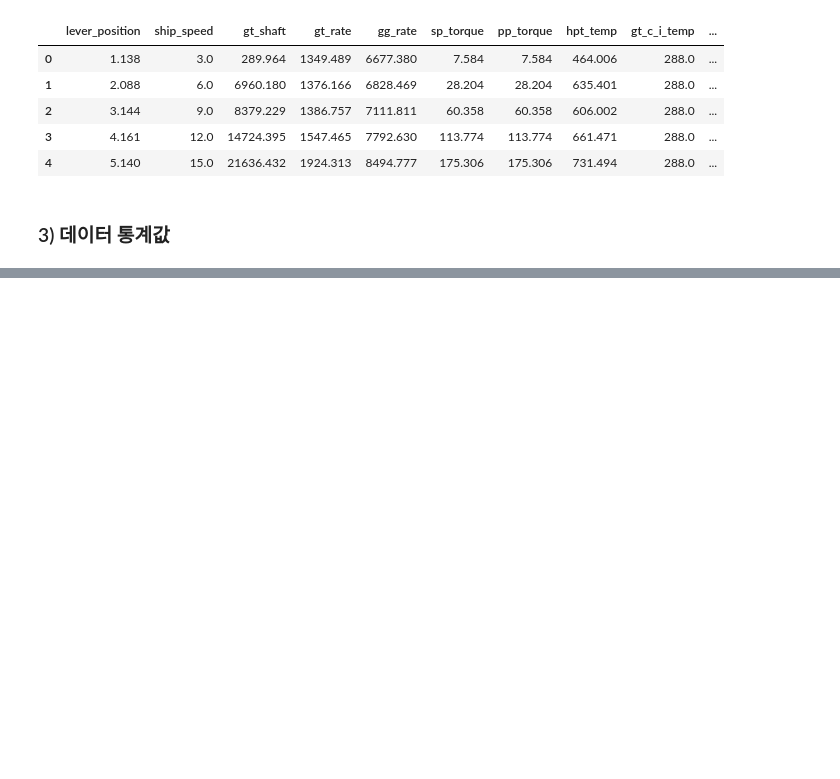
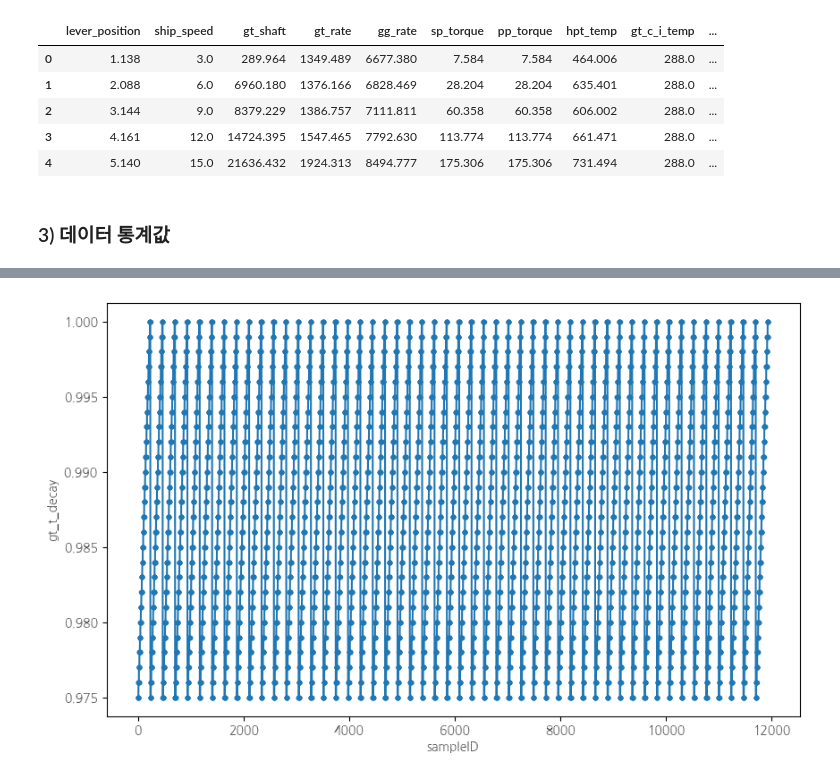
Before and after one commit to yunyun3599/MLStudy, a Jupyter notebook: Data_Anaylsis_And_Machine_Learning/10_maintenance_of_naval_propulsion_plants/maintenance_of_naval_propulsion_plants.ipynb, the cells around one changed output, grey strips where cells are left out. Saved outputs shown, nothing was run; the diff lists cells and outputs as text; code cells hidden in the pictures; blank space fills up the shorter version.

```diff
--- a/Data_Anaylsis_And_Machine_Learning/10_maintenance_of_naval_propulsion_plants/maintenance_of_naval_propulsion_plants.ipynb
+++ b/Data_Anaylsis_And_Machine_Learning/10_maintenance_of_naval_propulsion_plants/maintenance_of_naval_propulsion_plants.ipynb
@@ -161,0 +266,8 @@ naval_df.describe()
+# %%
+plt.figure(figsize=(10, 6))
+plt.plot(naval_df.index, naval_df.gt_t_decay, '.-')
+plt.xlabel("sampleID")
+plt.ylabel("gt_t_decay")
+plt.show()
+# %% [output]
+[figure, added]
```
Also changed, not shown: parts of 16 cells of this notebook.
